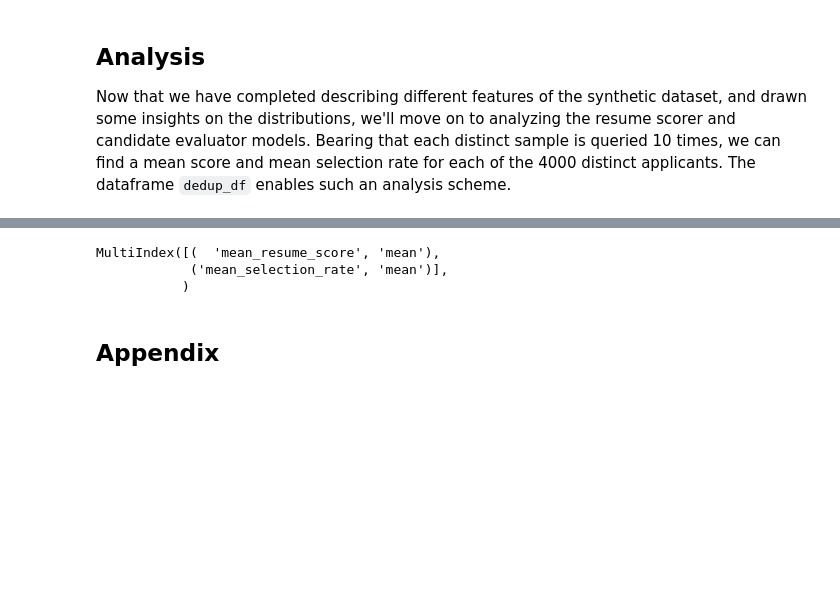
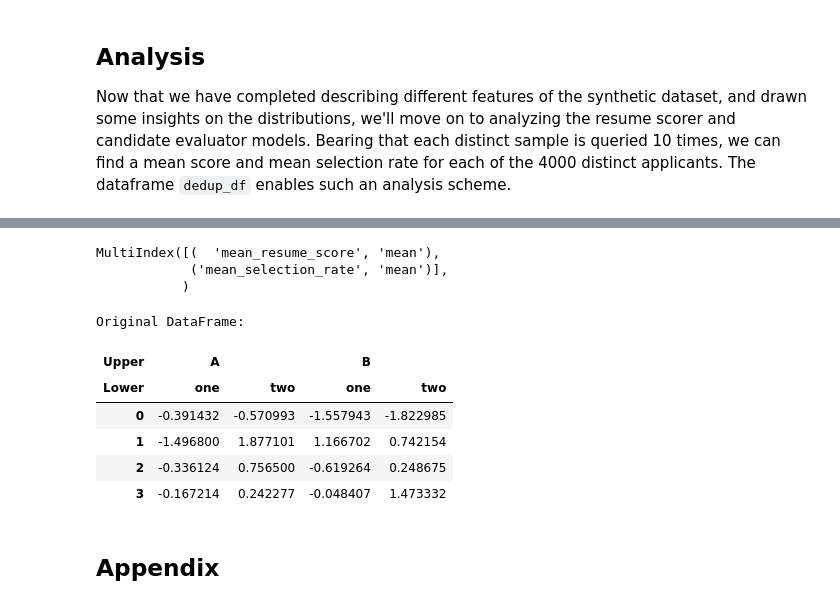
Before and after one commit to leehengpan/csci1951z-audit-analysis, a Jupyter notebook: audit-analysis.ipynb, the cells around one changed output, grey strips where cells are left out. Cells and saved outputs as stored; diff of their text form; code cells hidden in the pictures; blank space fills up the shorter version.

```diff
--- a/audit-analysis.ipynb
+++ b/audit-analysis.ipynb
@@ -153,12 +153,41 @@ dedup_df.head()
 | 3 | 4-36004 | 5 | Brown University | 2.57 | Master's | 15213 | F | 0 | 0 | ... |
 | 4 | 5-36005 | 5 | University of Rhode Island | 2.72 | PhD | 10001 | N/A | N/A | 1 | ... |
 # %%
-temp_df = dedup_df.groupby(['gender']).agg({'mean_resume_score':['mean'],'mean_selection_rate':['mean']})
-temp_df.columns
+def redo_colnames(colnames):
+
+
+
+gender_group_df = dedup_df.groupby(['gender']).agg({'mean_resume_score':['mean'],
+                                                    'mean_selection_rate':['mean']})
-# %% [output]
-MultiIndex([(  'mean_resume_score', 'mean'),
-            ('mean_selection_rate', 'mean')],
-           )
+# %%
+gender_group_df.columns
+# %% [output]
+MultiIndex([(  'mean_resume_score', 'mean'),
+            ('mean_selection_rate', 'mean')],
+           )
+# %%
+import pandas as pd
+import numpy as np
+
+# Sample DataFrame with MultiIndex columns
+arrays = [
+    ['A', 'A', 'B', 'B'],
+    ['one', 'two', 'one', 'two']
+]
+columns = pd.MultiIndex.from_arrays(arrays, names=('Upper', 'Lower'))
+df = pd.DataFrame(np.random.randn(4, 4), columns=columns)
+
+# Display the original DataFrame
+print("Original DataFrame:")
+df
+# %% [output]
+Original DataFrame:
+| Upper | A |  | B |  |
+| Lower | one | two | one | two |
+| 0 | -0.391432 | -0.570993 | -1.557943 | -1.822985 |
+| 1 | -1.496800 | 1.877101 | 1.166702 | 0.742154 |
+| 2 | -0.336124 | 0.756500 | -0.619264 | 0.248675 |
+| 3 | -0.167214 | 0.242277 | -0.048407 | 1.473332 |
 # %% [markdown]
 ## Appendix
 # %%
```
